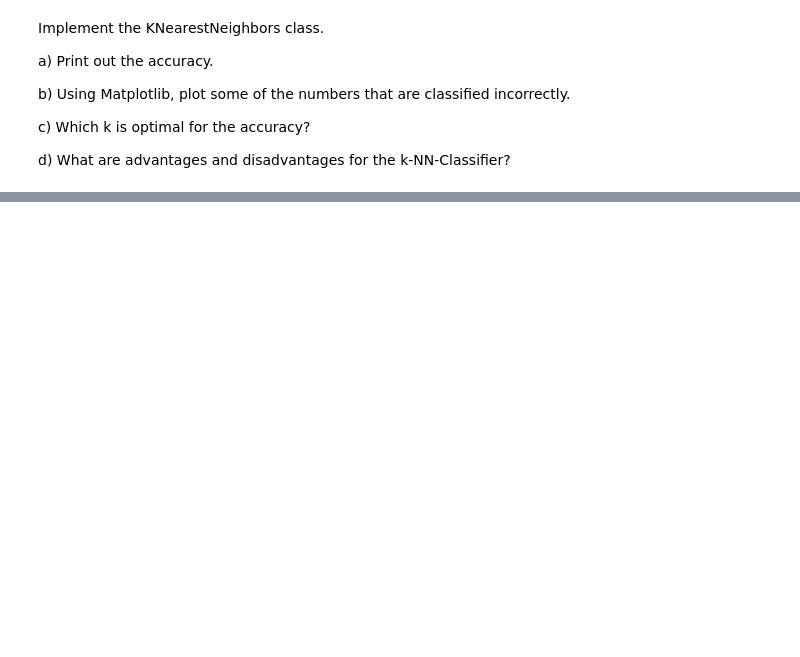
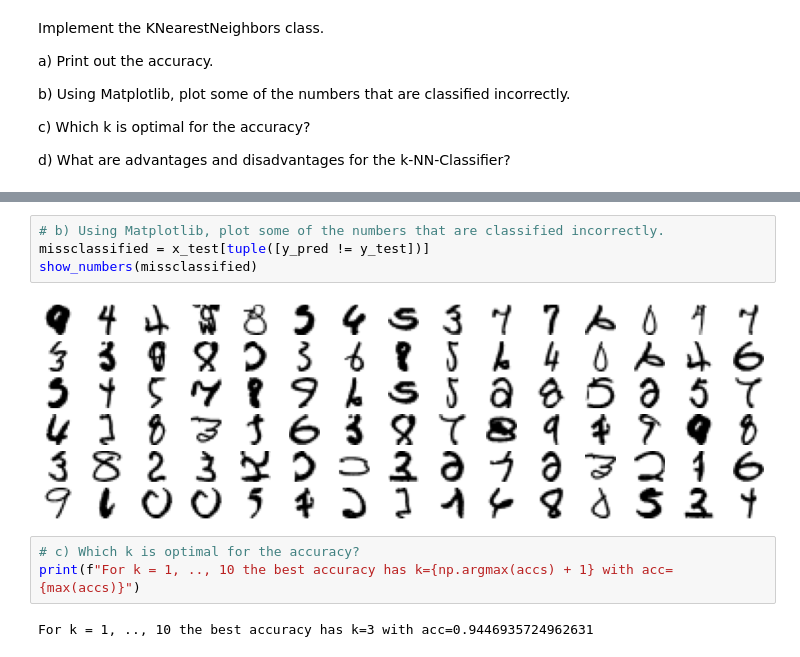
Before and after one commit to dunky11/mustererkennung, a Jupyter notebook: A1/k_NN.ipynb, the cells around one changed output, grey strips where cells are left out. Drawn from its saved outputs; the diff is of its cells as text; blank space fills up the shorter version.

```diff
--- a/A1/k_NN.ipynb
+++ b/A1/k_NN.ipynb
@@ -153,0 +144,11 @@ print(accs)
+# %%
+# b) Using Matplotlib, plot some of the numbers that are classified incorrectly.
+missclassified = x_test[tuple([y_pred != y_test])]
+show_numbers(missclassified)
+# %% [output]
+[figure, added]
+# %%
+# c) Which k is optimal for the accuracy?
+print(f"For k = 1, .., 10 the best accuracy has k={np.argmax(accs) + 1} with acc={max(accs)}")
+# %% [output]
+For k = 1, .., 10 the best accuracy has k=3 with acc=0.9446935724962631
```
Also changed, not shown: parts of 9 cells of this notebook.
